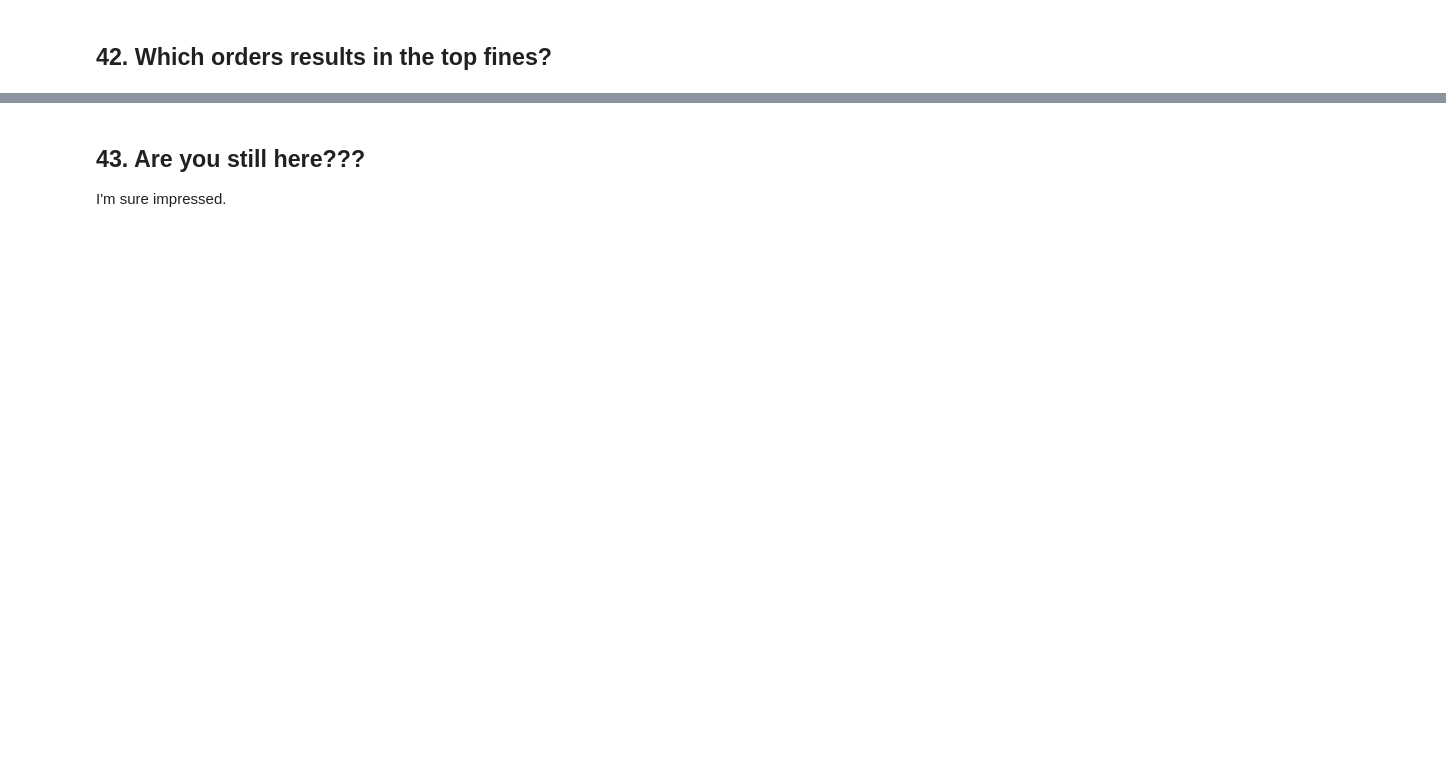
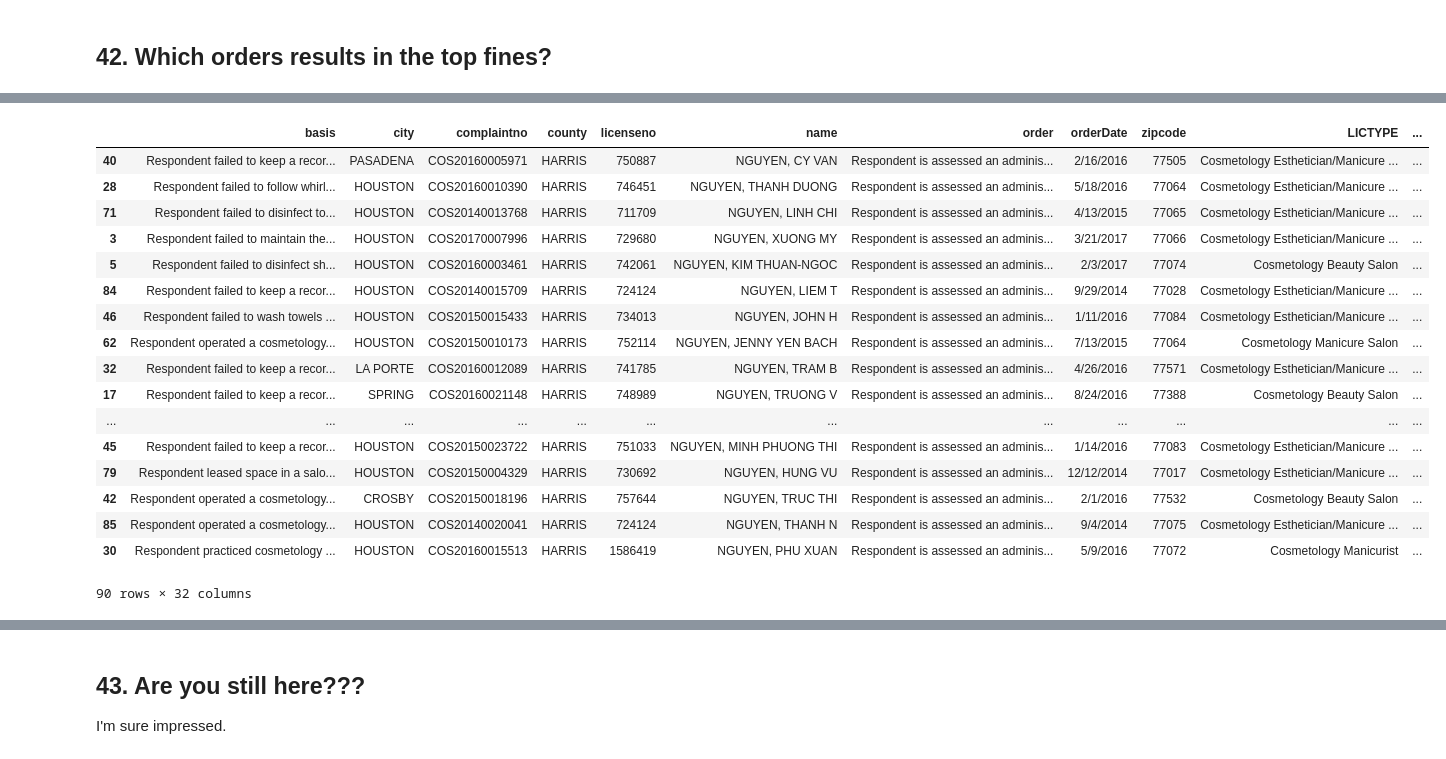
Before and after one commit to talola612/foundations_homework, a Jupyter notebook: 07-homework/licensing/Licenses.ipynb, the cells around one changed output, grey strips where cells are left out. Saved outputs shown, nothing was run; the diff lists cells and outputs as text; code cells hidden in the pictures; blank space fills up the shorter version.

```diff
--- a/07-homework/licensing/Licenses.ipynb
+++ b/07-homework/licensing/Licenses.ipynb
@@ -1352,6 +1310,6 @@ Unfortunately large and helpful troubleshooting tip: `$` means "end of a line" i
 
 `.astype(int)` will convert it into an integer for you.
 # %%
-# merged_vio_df['fine'] = merged_vio_df.order.str.extract('\$([\d,]*).')
-# merged_vio_df['fine'] = merged_vio_df.fine.replace(np.nan, '0').replace(',', '', regex = True)
-# merged_vio_df['fine'].astype(int)
+merged_vio_df['fine'] = merged_vio_df.order.str.extract('\$([\d,]*).')
+merged_vio_df['fine'] = merged_vio_df.fine.replace(np.nan, '0').replace(',', '', regex = True)
+merged_vio_df['fine'] = merged_vio_df['fine'].astype(int)
@@ -1381,0 +1318,21 @@ AttributeError: 'Series' object has no attribute 'fine'
+# %%
+merged_vio_df.sort_values('fine', ascending = False)
+# %% [output]
+|  | basis | city | complaintno | county | licenseno | name | order | orderDate | zipcode | LICTYPE | ... |
+| 40 | Respondent failed to keep a recor... | PASADENA | COS20160005971 | HARRIS | 750887 | NGUYEN, CY VAN | Respondent is assessed an adminis... | 2/16/2016 | 77505 | Cosmetology Esthetician/Manicure ... | ... |
+| 28 | Respondent failed to follow whirl... | HOUSTON | COS20160010390 | HARRIS | 746451 | NGUYEN, THANH DUONG | Respondent is assessed an adminis... | 5/18/2016 | 77064 | Cosmetology Esthetician/Manicure ... | ... |
+| 71 | Respondent failed to disinfect to... | HOUSTON | COS20140013768 | HARRIS | 711709 | NGUYEN, LINH CHI | Respondent is assessed an adminis... | 4/13/2015 | 77065 | Cosmetology Esthetician/Manicure ... | ... |
+| 3 | Respondent failed to maintain the... | HOUSTON | COS20170007996 | HARRIS | 729680 | NGUYEN, XUONG MY | Respondent is assessed an adminis... | 3/21/2017 | 77066 | Cosmetology Esthetician/Manicure ... | ... |
+| 5 | Respondent failed to disinfect sh... | HOUSTON | COS20160003461 | HARRIS | 742061 | NGUYEN, KIM THUAN-NGOC | Respondent is assessed an adminis... | 2/3/2017 | 77074 | Cosmetology Beauty Salon | ... |
+| 84 | Respondent failed to keep a recor... | HOUSTON | COS20140015709 | HARRIS | 724124 | NGUYEN, LIEM T | Respondent is assessed an adminis... | 9/29/2014 | 77028 | Cosmetology Esthetician/Manicure ... | ... |
+| 46 | Respondent failed to wash towels ... | HOUSTON | COS20150015433 | HARRIS | 734013 | NGUYEN, JOHN H | Respondent is assessed an adminis... | 1/11/2016 | 77084 | Cosmetology Esthetician/Manicure ... | ... |
+| 62 | Respondent operated a cosmetology... | HOUSTON | COS20150010173 | HARRIS | 752114 | NGUYEN, JENNY YEN BACH | Respondent is assessed an adminis... | 7/13/2015 | 77064 | Cosmetology Manicure Salon | ... |
+| 32 | Respondent failed to keep a recor... | LA PORTE | COS20160012089 | HARRIS | 741785 | NGUYEN, TRAM B | Respondent is assessed an adminis... | 4/26/2016 | 77571 | Cosmetology Esthetician/Manicure ... | ... |
+| 17 | Respondent failed to keep a recor... | SPRING | COS20160021148 | HARRIS | 748989 | NGUYEN, TRUONG V | Respondent is assessed an adminis... | 8/24/2016 | 77388 | Cosmetology Beauty Salon | ... |
+| ... | ... | ... | ... | ... | ... | ... | ... | ... | ... | ... | ... |
+| 45 | Respondent failed to keep a recor... | HOUSTON | COS20150023722 | HARRIS | 751033 | NGUYEN, MINH PHUONG THI | Respondent is assessed an adminis... | 1/14/2016 | 77083 | Cosmetology Esthetician/Manicure ... | ... |
+| 79 | Respondent leased space in a salo... | HOUSTON | COS20150004329 | HARRIS | 730692 | NGUYEN, HUNG VU | Respondent is assessed an adminis... | 12/12/2014 | 77017 | Cosmetology Esthetician/Manicure ... | ... |
+| 42 | Respondent operated a cosmetology... | CROSBY | COS20150018196 | HARRIS | 757644 | NGUYEN, TRUC THI | Respondent is assessed an adminis... | 2/1/2016 | 77532 | Cosmetology Beauty Salon | ... |
+| 85 | Respondent operated a cosmetology... | HOUSTON | COS20140020041 | HARRIS | 724124 | NGUYEN, THANH N | Respondent is assessed an adminis... | 9/4/2014 | 77075 | Cosmetology Esthetician/Manicure ... | ... |
+| 30 | Respondent practiced cosmetology ... | HOUSTON | COS20160015513 | HARRIS | 1586419 | NGUYEN, PHU XUAN | Respondent is assessed an adminis... | 5/9/2016 | 77072 | Cosmetology Manicurist | ... |
+90 rows × 32 columns
```
Also changed, not shown: parts of 11 cells of this notebook.
